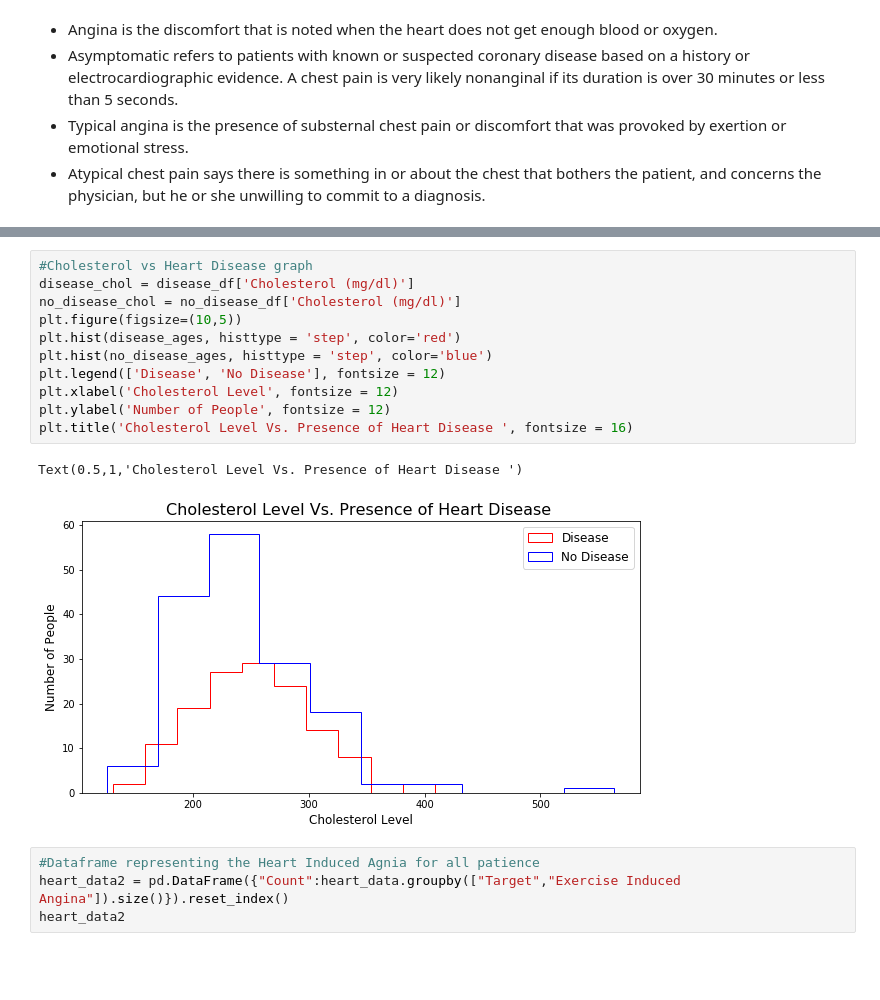
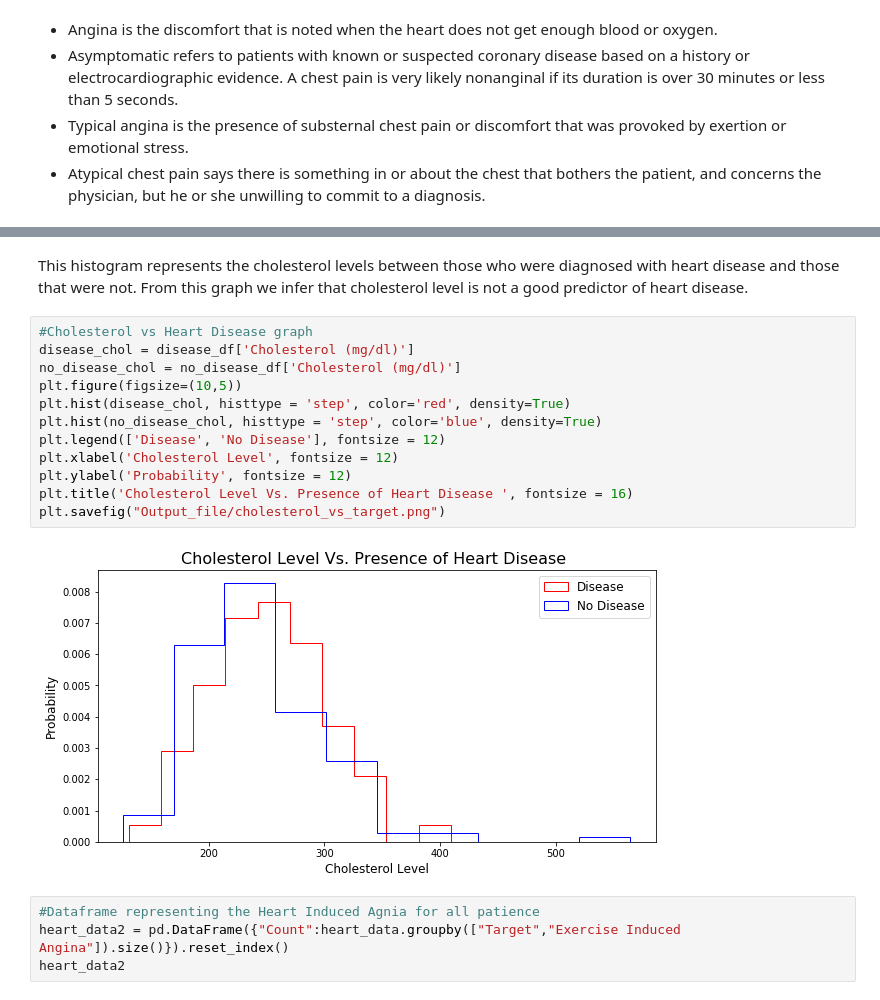
Before and after one commit to terrylashley/heart_project, a Jupyter notebook: heart_project_final.ipynb, the cells around one changed output, grey strips where cells are left out. Drawn from its saved outputs; the diff is of its cells as text; blank space fills up the shorter version.

```diff
--- a/heart_project_final.ipynb
+++ b/heart_project_final.ipynb
@@ -250,20 +256,22 @@ fig.tight_layout()
 plt.show()
 # %% [output]
 [figure]
+# %% [markdown]
+This histogram represents the cholesterol levels between those who were diagnosed with heart disease and those that were not. From this graph we infer that cholesterol level is not a good predictor of heart disease.
 # %%
 #Cholesterol vs Heart Disease graph
 disease_chol = disease_df['Cholesterol (mg/dl)']
 no_disease_chol = no_disease_df['Cholesterol (mg/dl)']
 plt.figure(figsize=(10,5))
-plt.hist(disease_ages, histtype = 'step', color='red')
-plt.hist(no_disease_ages, histtype = 'step', color='blue')
+plt.hist(disease_chol, histtype = 'step', color='red', density=True)
+plt.hist(no_disease_chol, histtype = 'step', color='blue', density=True)
 plt.legend(['Disease', 'No Disease'], fontsize = 12)
 plt.xlabel('Cholesterol Level', fontsize = 12)
-plt.ylabel('Number of People', fontsize = 12)
+plt.ylabel('Probability', fontsize = 12)
 plt.title('Cholesterol Level Vs. Presence of Heart Disease ', fontsize = 16)
+plt.savefig("Output_file/cholesterol_vs_target.png")
 # %% [output]
-Text(0.5,1,'Cholesterol Level Vs. Presence of Heart Disease ')
-[figure, old version]
+[figure, new version]
 # %%
 #Dataframe representing the Heart Induced Agnia for all patience
 heart_data2 = pd.DataFrame({"Count":heart_data.groupby(["Target","Exercise Induced Angina"]).size()}).reset_index()
```
Also changed, not shown: parts of 17 cells of this notebook, 12 other files.
